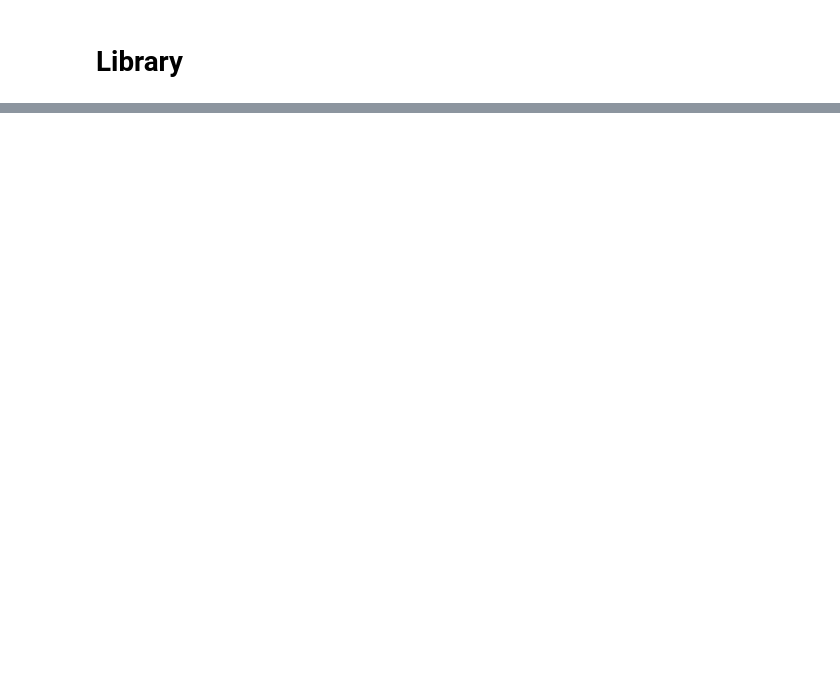
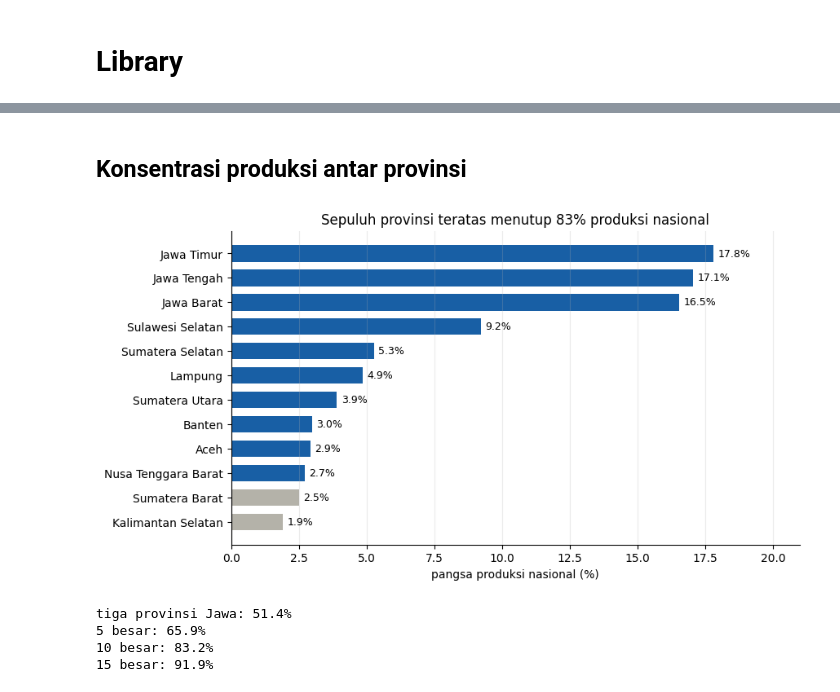
Before and after one commit to HaikalFrds/Indonesia_Rice_Early_Warning, a Jupyter notebook: notebooks/main.ipynb, the cells around one changed output, grey strips where cells are left out. Cells and saved outputs as stored; diff of their text form; code cells hidden in the pictures; blank space fills up the shorter version.

```diff
--- a/notebooks/main.ipynb
+++ b/notebooks/main.ipynb
@@ -100,0 +279,29 @@ Setiap bulan BPS mengamati ribuan titik sampel dan mencatat kondisi lahannya. Ko
+# %% [markdown]
+## Konsentrasi produksi antar provinsi
+# %%
+pangsa = (padi.groupby("provinsi").produksi_padi_ton_gkg.sum()
+          / padi.produksi_padi_ton_gkg.sum() * 100).sort_values(ascending=False)
+top = pangsa.head(12)[::-1]
+
+fig, ax = plt.subplots(figsize=(9, 5))
+warna = [WARNA["utama"] if n in pangsa.head(10).index else WARNA["abu"] for n in top.index]
+ax.barh(top.index, top.values, color=warna, height=0.68)
+for n, v in top.items():
+    ax.annotate(f"{v:.1f}%", (v, n), xytext=(4, 0), textcoords="offset points",
+                va="center", fontsize=9)
+ax.set_xlim(0, top.max() * 1.18)
+ax.set_xlabel("pangsa produksi nasional (%)")
+ax.set_title(f"Sepuluh provinsi teratas menutup {pangsa.head(10).sum():.0f}% produksi nasional")
+ax.grid(axis="y", alpha=0)
+plt.show()
+# %% [output]
+[figure, added]
+# %%
+print(f"tiga provinsi Jawa: {pangsa[['Jawa Timur', 'Jawa Tengah', 'Jawa Barat']].sum():.1f}%")
+for n in (5, 10, 15):
+    print(f"{n} besar: {pangsa.head(n).sum():.1f}%")
+# %% [output]
+tiga provinsi Jawa: 51.4%
+5 besar: 65.9%
+10 besar: 83.2%
+15 besar: 91.9%
```
Also changed, not shown: parts of 56 cells of this notebook.
